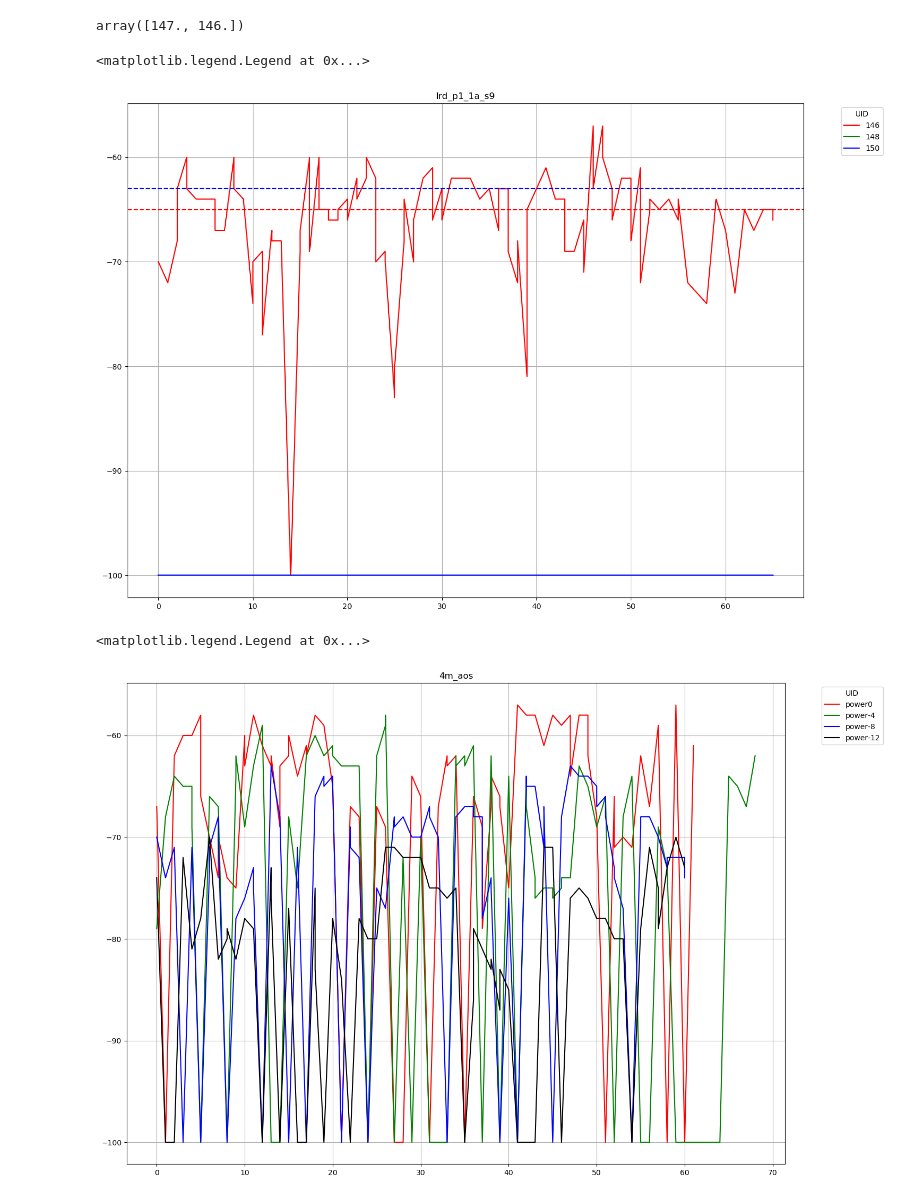
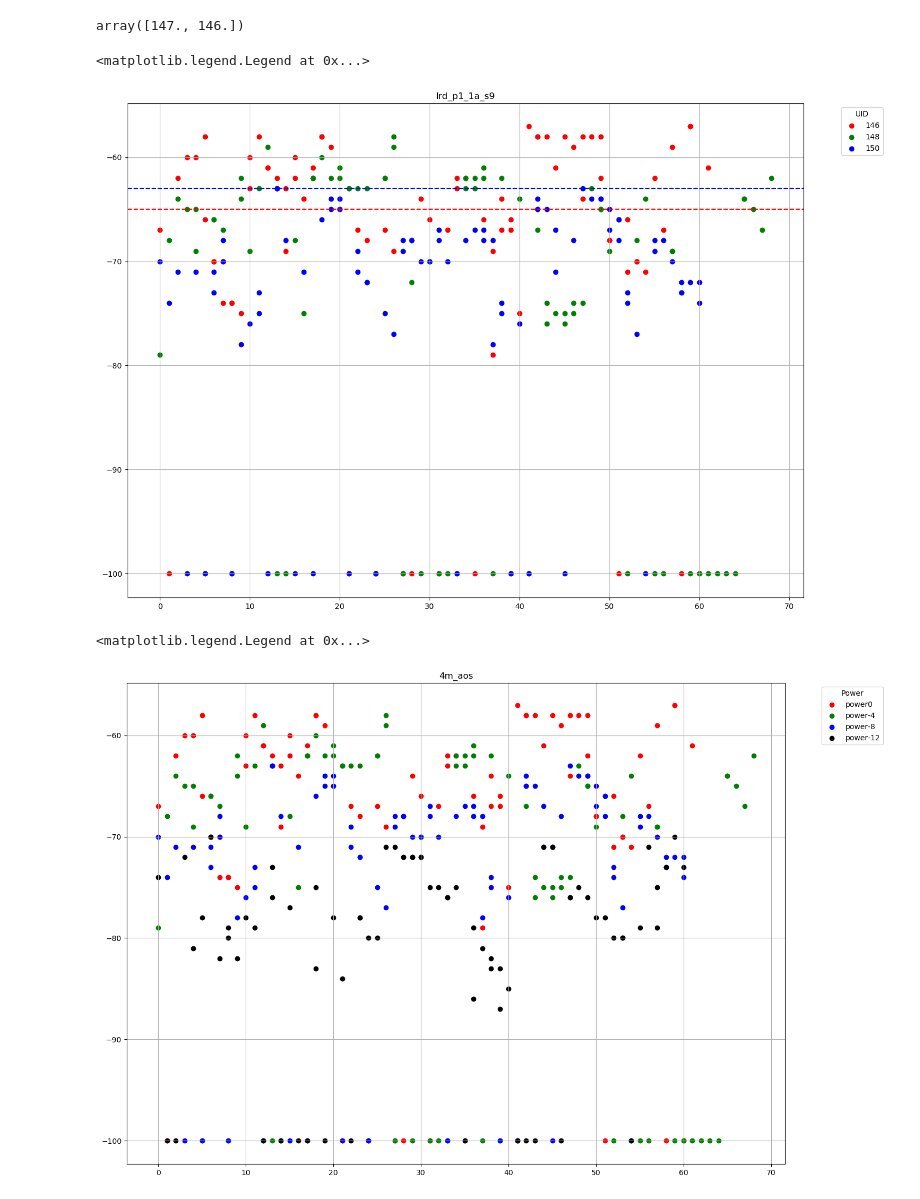
Before and after one commit to tonyho1114/Beacon-plot, a Jupyter notebook: plot_beacon_UID.ipynb, the cells around one changed output. Drawn from its saved outputs; the diff is of its cells as text; code cells hidden in the pictures.

Commit message:
Added Scatter plot for all

```diff
--- a/plot_beacon_UID.ipynb
+++ b/plot_beacon_UID.ipynb
@@ -51,11 +51,14 @@ array([147., 146.])
 # %%
 #set figure as larger size
 figure(figsize=(16, 12), dpi=100)
-plt.plot(df_merge1['time_delta'],df_merge1['RSSI'],'r',label='146')
+#plt.plot(df_merge1['time_delta'],df_merge1['RSSI'],'r',label='146')
+plt.scatter(df_merge1['time_delta'],df_merge1['RSSI'],color='r',label='146')
 plt.axhline(y = -65, color = 'r', linestyle = '--')
-plt.plot(df_merge2['time_delta'],df_merge2['RSSI'],'g',label='148')
+#plt.plot(df_merge2['time_delta'],df_merge2['RSSI'],'g',label='148')
+plt.scatter(df_merge2['time_delta'],df_merge2['RSSI'],color='g',label='148')
 plt.axhline(y = -63, color = 'g', linestyle = '--')
-plt.plot(df_merge3['time_delta'],df_merge3['RSSI'],'b',label='150')
+#plt.plot(df_merge3['time_delta'],df_merge3['RSSI'],'b',label='150')
+plt.scatter(df_merge3['time_delta'],df_merge3['RSSI'],color='b',label='150')
 plt.axhline(y = -63, color = 'b', linestyle = '--')
 plt.grid(True)
 plt.title('lrd_p1_1a_s9')
@@ -64,7 +67,7 @@ plt.legend(title='UID', bbox_to_anchor=(1.05, 1), loc='upper left')
 #plt.savefig('s9_p1z1.png')
 # %% [output]
 <matplotlib.legend.Legend at 0x...>
-[figure, old version]
+[figure, new version]
 # %%
 distance = '4m'
 os_platform = 'aos'
@@ -114,36 +117,41 @@ diff = (df4['RECEIVED TIME'].iloc[-1]-df4['RECEIVED TIME'].iloc[0]).total_second
 #create the time series as no missing RSSI
 dti4 = pd.date_range(df4['RECEIVED TIME'].iloc[0], periods=diff,freq='S')
 dti4 = dti4.to_frame(name='time')
 dti4['time_delta'] = ((dti4['time']-dti4['time'].iloc[0])/np.timedelta64(1, 's')).astype(int)
 
 
 beacon1 = [146,147]
 df_merge1 = dti.merge(df[df.UID.isin(beacon1)], how='outer', left_on='time',right_on='RECEIVED TIME')
 df_merge1['RSSI'].fillna(-100, inplace=True)
 
 df_merge2 = dti2.merge(df2[df2.UID.isin(beacon1)], how='outer', left_on='time',right_on='RECEIVED TIME')
 df_merge2['RSSI'].fillna(-100, inplace=True)
 
 df_merge3 = dti3.merge(df3[df3.UID.isin(beacon1)], how='outer', left_on='time',right_on='RECEIVED TIME')
 df_merge3['RSSI'].fillna(-100, inplace=True)
 
 df_merge4 = dti4.merge(df4[df4.UID.isin(beacon1)], how='outer', left_on='time',right_on='RECEIVED TIME')
 df_merge4['RSSI'].fillna(-100, inplace=True)
 
 #set figure as larger size
 figure(figsize=(16, 12), dpi=100)
-plt.plot(df_merge1['time_delta'],df_merge1['RSSI'],'r',label='power0')
+#plt.plot(df_merge1['time_delta'],df_merge1['RSSI'],'r',label='power0')
+plt.scatter(df_merge1['time_delta'],df_merge1['RSSI'],color='r',label='power0')
 #plt.axhline(y = -65, color = 'r', linestyle = '--')
-plt.plot(df_merge2['time_delta'],df_merge2['RSSI'],'g',label='power-4')
+#plt.plot(df_merge2['time_delta'],df_merge2['RSSI'],'g',label='power-4')
+plt.scatter(df_merge2['time_delta'],df_merge2['RSSI'],color='g',label='power-4')
 #plt.axhline(y = -65, color = 'r', linestyle = '--')
-plt.plot(df_merge3['time_delta'],df_merge3['RSSI'],'b',label='power-8')
+#plt.plot(df_merge3['time_delta'],df_merge3['RSSI'],'b',label='power-8')
+plt.scatter(df_merge3['time_delta'],df_merge3['RSSI'],color='b',label='power-8')
+#plt.plot(df_merge4['time_delta'],df_merge4['RSSI'],'k',label='power-12')
+plt.scatter(df_merge4['time_delta'],df_merge4['RSSI'],color='k',label='power-12')
 
-plt.plot(df_merge4['time_delta'],df_merge4['RSSI'],'k',label='power-12')
+
 plt.grid(True)
 plt.title('{}_{}'.format(distance,os_platform))
 #set the legend out of the plot
-plt.legend(title='UID', bbox_to_anchor=(1.05, 1), loc='upper left')
+plt.legend(title='Power', bbox_to_anchor=(1.05, 1), loc='upper left')
 #plt.savefig('s9_p1z1.png')
 # %% [output]
 <matplotlib.legend.Legend at 0x...>
-[figure, old version]
+[figure, new version]
```
